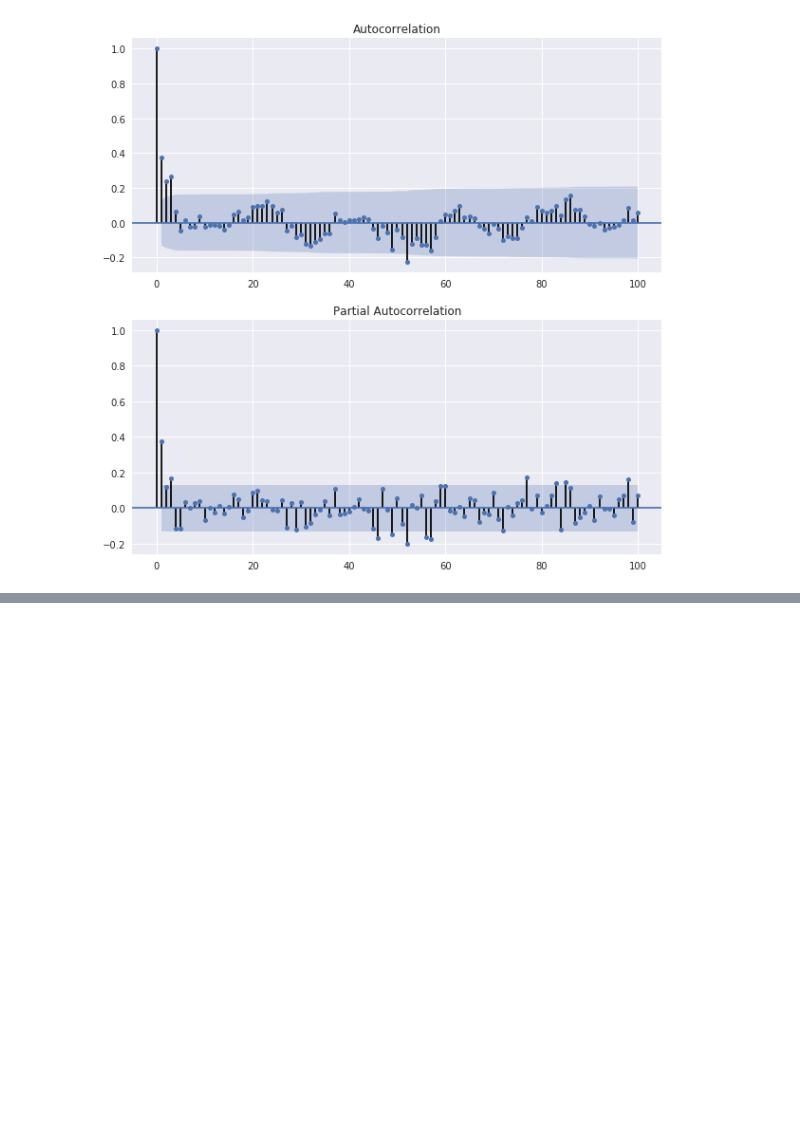
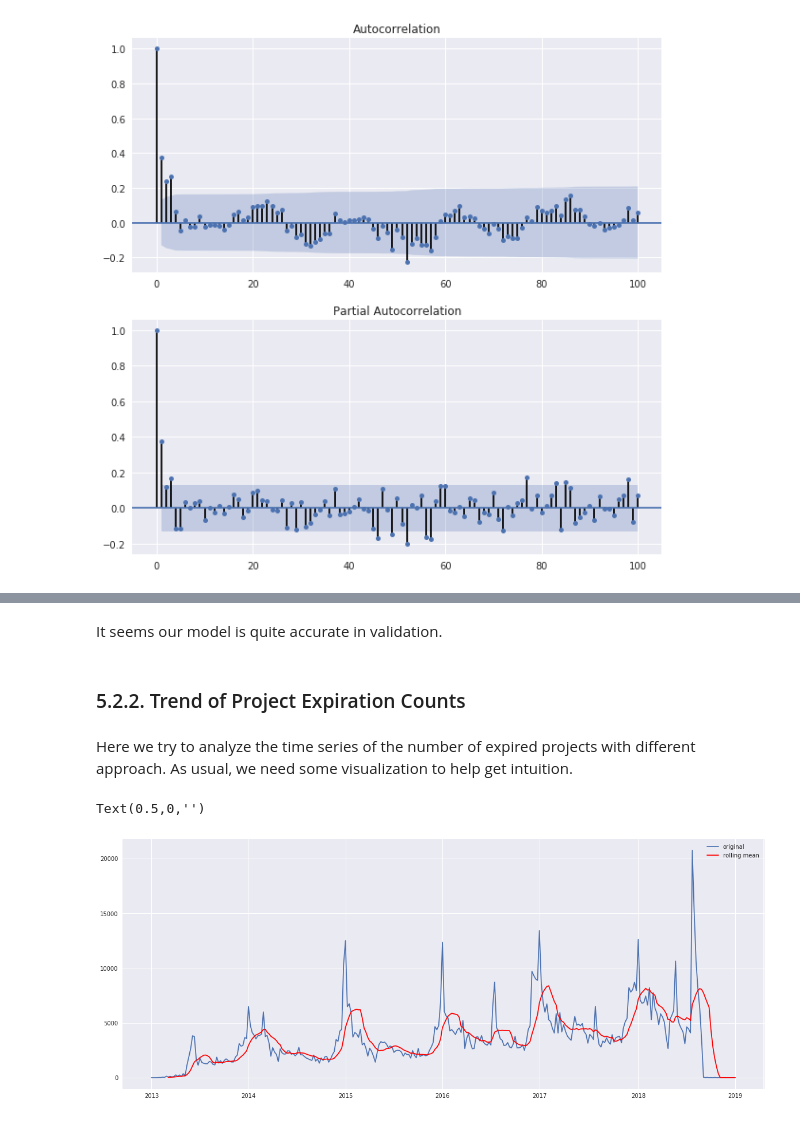
Before and after one commit to nrgdoublex/EDA_DonorsChoose, a Jupyter notebook: EDA.ipynb, the cells around one changed output, grey strips where cells are left out. Cells and saved outputs as stored; diff of their text form; code cells hidden in the pictures; blank space fills up the shorter version.

```diff
--- a/EDA.ipynb
+++ b/EDA.ipynb
@@ -1137,0 +1059,21 @@ In this section we try LSTM model to model the time series.
+# %% [markdown]
+It seems our model is quite accurate in validation.
+# %% [markdown]
+### <a id='522'>5.2.2. Trend of Project Expiration Counts</a>
+# %% [markdown]
+Here we try to analyze the time series of the number of expired projects with different approach. As usual, we need some visualization to help get intuition.
+# %%
+temp = pd.to_datetime(projects['Project Expiration Date']).to_frame()
+temp.loc[:,'count'] = 1
+temp.sort_values(by='Project Expiration Date',inplace=True)
+temp.set_index(keys='Project Expiration Date',inplace=True)
+temp = temp.resample('W').count()
+temp.set_index(temp.index.to_period(freq='W'),inplace=True)
+ax1 = temp['count'].plot(figsize=(20,8))
+mean = temp['count'].rolling(window=10).mean()
+mean.plot(ax=ax1,color='r')
+plt.legend(['original','rolling mean'])
+plt.xlabel("")
+# %% [output]
+Text(0.5,0,'')
+[figure, added]
```
Also changed, not shown: parts of 50 cells of this notebook.
